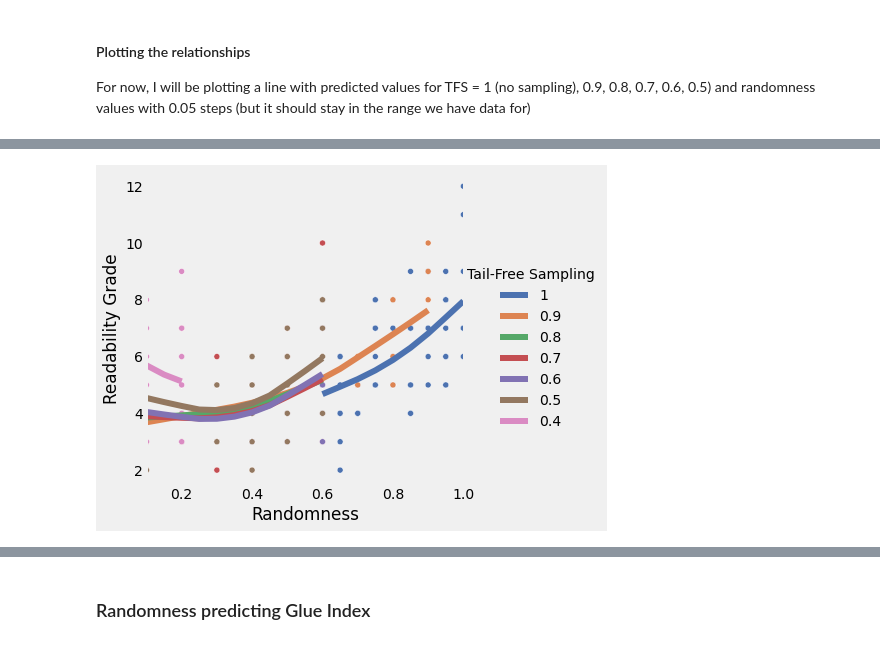
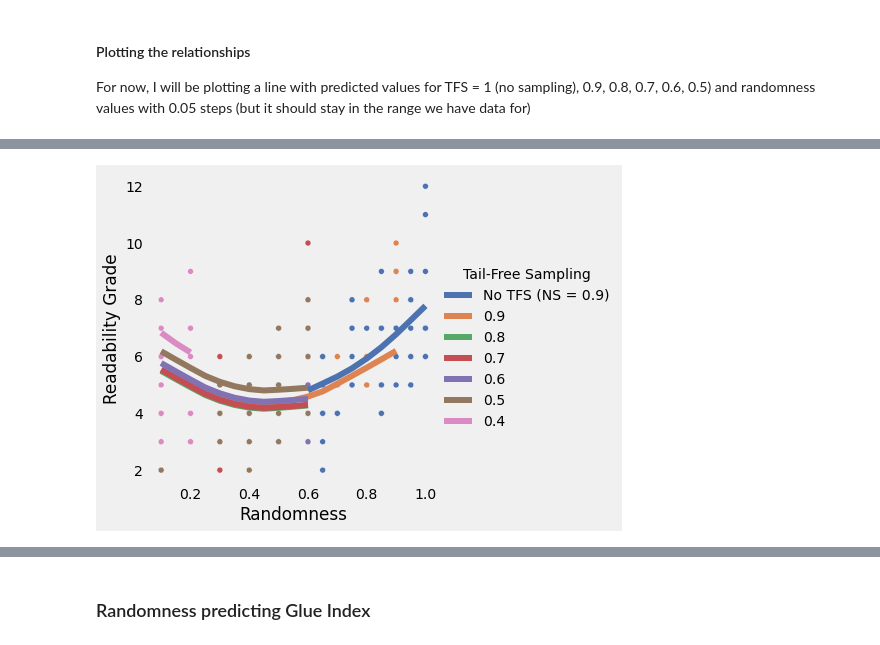
Before and after one commit to MWiechmann/NAI_gen_set_experiment, a Jupyter notebook: Analyzing Data from Basileus' Generation Setting Experiment.ipynb, the cells around one changed output, grey strips where cells are left out. Saved outputs shown, nothing was run; the diff lists cells and outputs as text; code cells hidden in the pictures.

```diff
--- a/Analyzing Data from Basileus' Generation Setting Experiment.ipynb
+++ b/Analyzing Data from Basileus' Generation Setting Experiment.ipynb
@@ -130,8 +133,20 @@ None
 # Convert "disabled" for tail free to "1"
 nai["Tail-Free"] = nai["Tail-Free"].replace({"disabled": "1"}).astype(float)
 
+# Convert NaN for Nucelus to "1"
+nai["Nucleus"].fillna(1, inplace = True)
+
 # Convert % strings to float
 nai[["Grammar/Style/Spelling", "Glue Index"]] = nai[["Grammar/Style/Spelling",
                                                      "Glue Index"]].astype(str).replace({"\%": ""}, regex=True).astype(float)
+
+print("\nFirst three lines of data:\n")
+print(nai.iloc[:, :15].head(3))
+print(nai.iloc[:, 15:].head(3))
+
+print("\nLast three lines of data:\n")
+print(nai.iloc[:, :15].tail(3))
+print(nai.iloc[:, 15:].tail(3))
+
 nai.info()
 # %% [output]
@@ -386,18 +434,21 @@ Residuals seem close enough to homoscedacity - looks like assumptions for a line
 import statsmodels.api as sm
 
 model = smf.ols(
-    data=nai, formula="Q('Readability Grade') ~ Rand_cent + I(Rand_cent**2) + I(Rand_cent**3) + \
-    TFS_cent + I(TFS_cent**2) + I(TFS_cent**3) + \
-    Rand_cent:TFS_cent + I(Rand_cent**2):TFS_cent + Rand_cent:I(TFS_cent**2)")
+    data=nai, formula="Q('Readability Grade') ~ Rand_cent + I(Rand_cent**2) + \
+    TFS_cent + I(TFS_cent**2) + \
+    Nuc_cent + \
+    Rand_cent:TFS_cent + Rand_cent:Nuc_cent")
 
 # the names for the predictors are getting tedious to read, so setting up custom names
 x_names = ["Intercept",
-           "Randomness", "Randomness**2", "Randomness**3",
-           "TF-Sampling", "TF-Sampling**2", "TF-Sampling**3",
-           "Randomness x TF-Sampling", "(Randomness**2) x TF-Sampling", "Randomness x (TF-Sampling**2)"]
+           "Randomness", "Randomness**2",
+           "TF-Sampling", "TF-Sampling**2",
+           "Nucleus Sampling",
+           "Randomness x TF-Sampling", "Randomness x Nucleus Sampling"]
 
 res = model.fit()
 print("Cubic Model Predicting Readability with CENTERED (!) Predcitors\n")
+# print(res.summary())
 print(res.summary(xname=x_names))
 # %% [output]
 Cubic Model Predicting Readability with CENTERED (!) Predcitors
@@ -476,25 +564,27 @@ rand_tfs_pred_df.head(10)
 # %%
-sns.lmplot(data=rand_tfs_pred_df, y="Predicted Readbility",
-           x="Randomness", hue="Tail-Free Sampling", lowess =True, scatter=False, palette = "deep", hue_order = tfs_plot_values)
-sns.scatterplot(data=nai, y="Readability Grade", x = "Randomness", hue = "Tail-Free", palette = "deep", legend = False, hue_order = tfs_plot_values)
+hue_order_lm = ["No TFS (NS = 0.9)", 0.9, 0.8, 0.7, 0.6, 0.5, 0.4]
+hue_order_scatter = [1, 0.9, 0.8, 0.7, 0.6, 0.5, 0.4]
+
+read_tfs_rand = sns.lmplot(data=pred_df, y="Predicted Readbility",
+           x="Randomness", hue="Tail-Free Sampling", lowess=True, scatter=False, palette="deep", hue_order=hue_order_lm, legend_out=True)
+read_tfs_rand = sns.scatterplot(data=nai, y="Readability Grade", x="Randomness", hue="Tail-Free",
+                 palette="deep", legend=False, hue_order=hue_order_scatter)
 plt.grid(False)
+plt.xlim(0.05,1.05)
 plt.ylabel("Readability Grade")
-
-handles, labels = ax.get_legend_handles_labels()
-ax.legend(handles[::-1], labels[::-1], title='Line', loc='upper left')
-
 plt.show()
 
+read_tfs_rand.figure.savefig('Readability_TFS_Randomness.png', bbox_inches = "tight")
 
 # No longer used...
 # fig = sm.graphics.plot_partregress_grid(res, exog_idx=[1, 2])
 # fig.set_size_inches(10, 5)
 # fig.tight_layout(pad=1.0)
 
 # x_labels = ["Randomness", "Tail-Free"]
 
 # for ax, x_label in zip(fig.get_axes(), x_labels):
 #     ax.set_ylabel("Readability")
 #     ax.set_xlabel(x_label)
 # %% [output]
-[figure, old version]
+[figure, new version]
```
Also changed, not shown: parts of 17 cells of this notebook, 3 other files.
